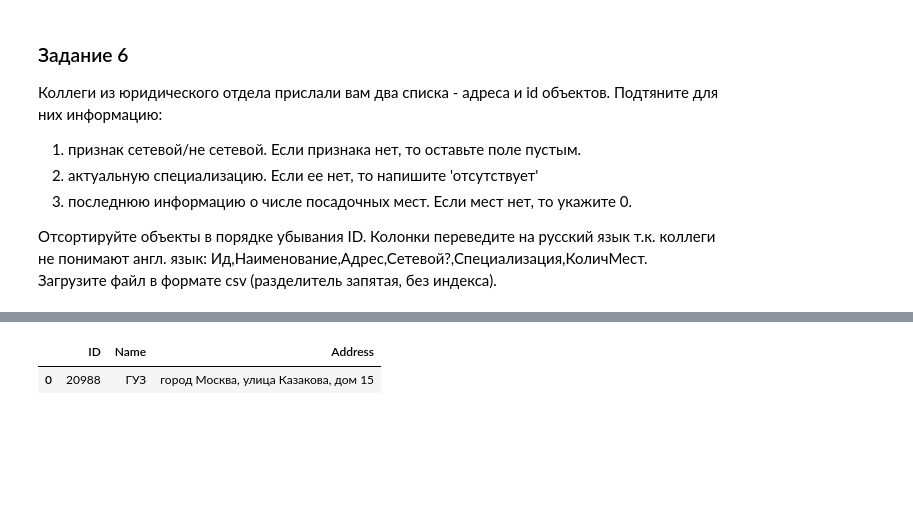
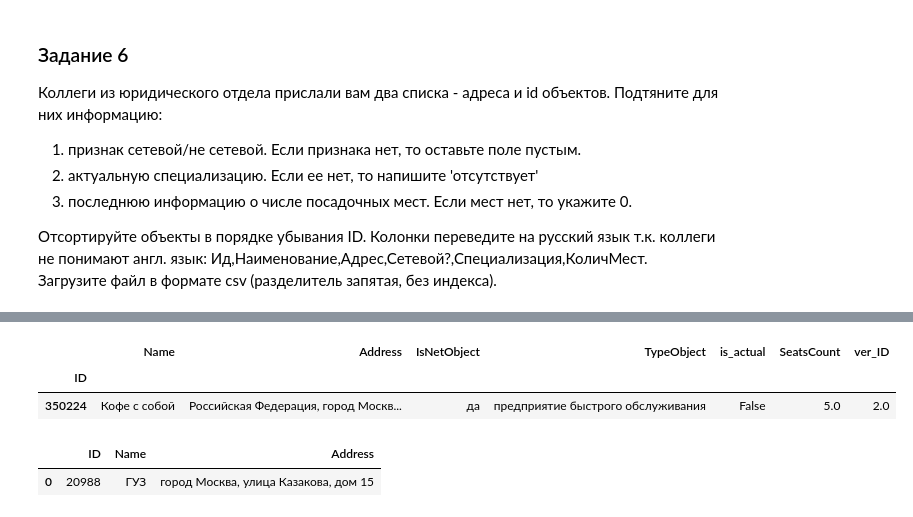
Before and after one commit to gbrs/basics_of_pandas, a Jupyter notebook: 6_3-4.ipynb, the cells around one changed output, grey strips where cells are left out. Cells and saved outputs as stored; diff of their text form; code cells hidden in the pictures; blank space fills up the shorter version.

```diff
--- a/6_3-4.ipynb
+++ b/6_3-4.ipynb
@@ -238,5 +238,13 @@ float
 Отсортируйте объекты в порядке убывания ID. Колонки переведите на русский язык т.к. коллеги не понимают англ. язык:
 Ид,Наименование,Адрес,Сетевой?,Специализация,КоличМест.
 Загрузите файл в формате csv (разделитель запятая, без индекса).
+# %%
+df_main = pd.read_csv('6_main.csv', index_col='ID')
+# %%
+df_net_property = pd.read_csv('6_net_property.csv', index_col='ID')
+# %%
+df_type_property = pd.read_csv('6_type_property.csv', index_col='ID')
+# %%
+df_seats_property = pd.read_csv('6_seats_property.csv', index_col='ID')
 # %%
 ids = pd.read_excel('6_Список_ID.xlsx', header=1)
@@ -300,3 +255,10 @@ adresses
+# %%
+df = df_main.join([df_net_property,df_type_property,df_seats_property], how='left')
+df.sample()
+# %% [output]
+|  | Name | Address | IsNetObject | TypeObject | is_actual | SeatsCount | ver_ID |
+| ID |  |  |  |  |  |  |  |
+| 350224 | Кофе с собой | Российская Федерация, город Москв... | да | предприятие быстрого обслуживания | False | 5.0 | 2.0 |
 # %%
 pd.read_csv('6_main.csv').head(1)
 # %% [output]
```
Also changed, not shown: parts of 3 cells of this notebook.
